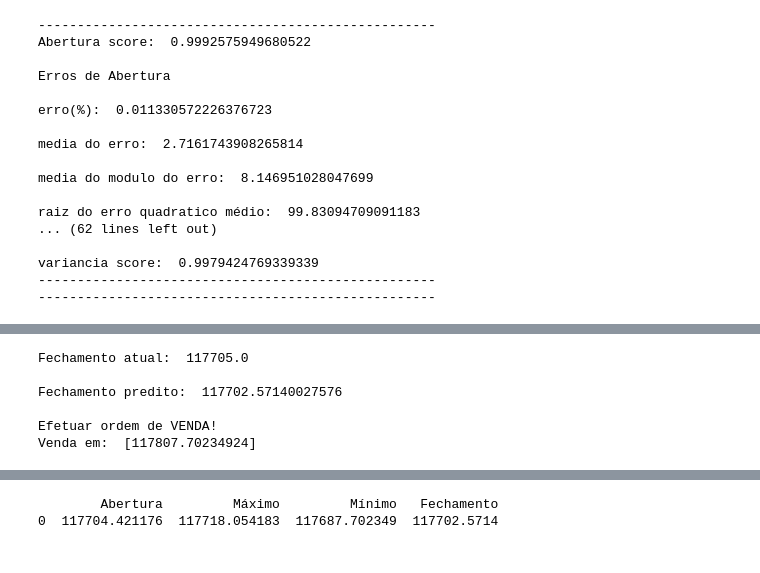
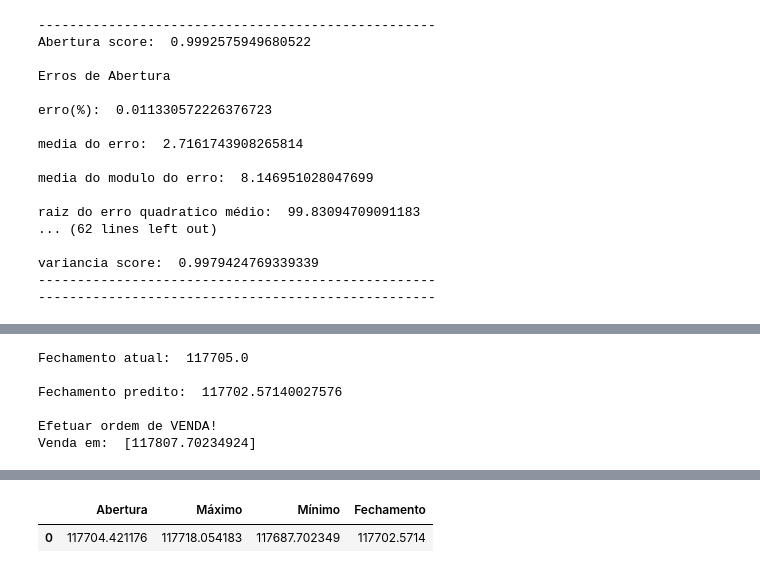
Before and after one commit to arthurmb98/candle_predict_linear_regression, a Jupyter notebook: candle_predict_linear_regression.ipynb, the cells around one changed output, grey strips where cells are left out. Cells and saved outputs as stored; diff of their text form; code cells hidden in the pictures.

```diff
--- a/candle_predict_linear_regression.ipynb
+++ b/candle_predict_linear_regression.ipynb
@@ -460,34 +470,34 @@ if(predicao_gap <= limiar_gap):
         print("Efetuar ordem de COMPRA!")
         print("Compra em: ", ordem[0])
     else:
         print("Efetuar ordem de VENDA!")
         print("Venda em: ", ordem[0])
-    print()
 else:
     print("NÃO Efetuar ordem!")
     print()
     print("Gap: ", predicao_abertura - fechamento_ultimo)
     print()
     print("Variação: ", predicao_fechamento - predicao_abertura)
 
 
 df = pd.DataFrame(data={'Abertura': [float(predicao_abertura)],'Máximo': [float(predicao_maximo)],'Mínimo': [float(predicao_minimo)],'Fechamento': [float(predicao_fechamento)]})
 dados = go.Candlestick(
                        open=df['Abertura'],
                        high=df['Máximo'],
                        low=df['Mínimo'],
                        close=df['Fechamento'],
                        )
 py.offline.iplot([dados],filename='grafico_candlestick')
 
-print(df)
+
+df # show dataframe
 # %% [output]
 Fechamento atual:  117705.0
 
 Fechamento predito:  117702.57140027576
 
 Efetuar ordem de VENDA!
 Venda em:  [117807.70234924]
 [interactive output not drawn]
-        Abertura         Máximo         Mínimo   Fechamento
-0  117704.421176  117718.054183  117687.702349  117702.5714
+|  | Abertura | Máximo | Mínimo | Fechamento |
+| 0 | 117704.421176 | 117718.054183 | 117687.702349 | 117702.5714 |
```
Also changed, not shown: parts of 1 cell of this notebook.
